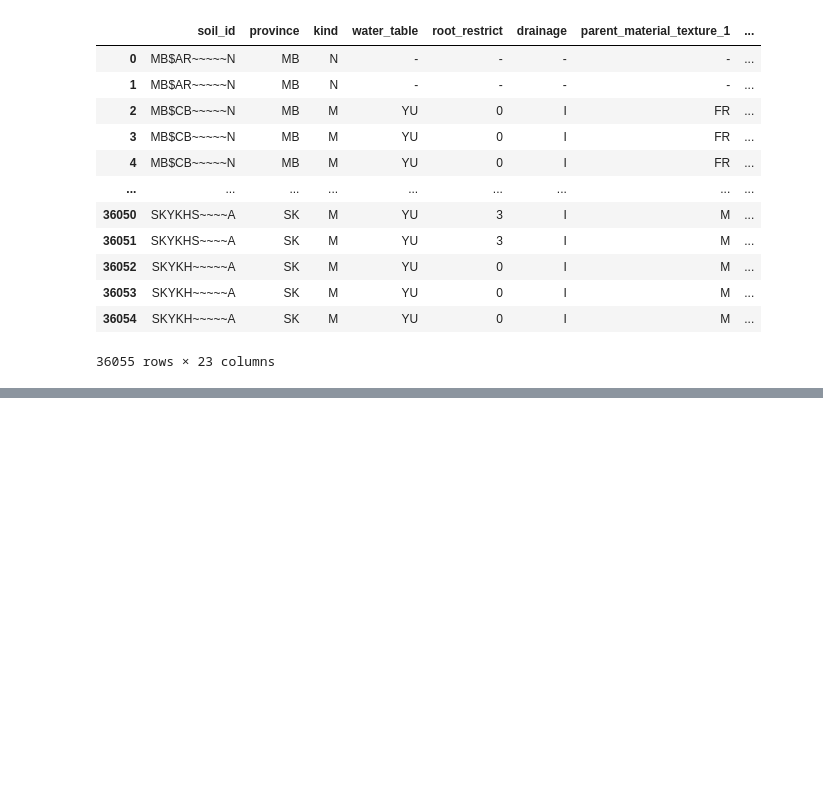
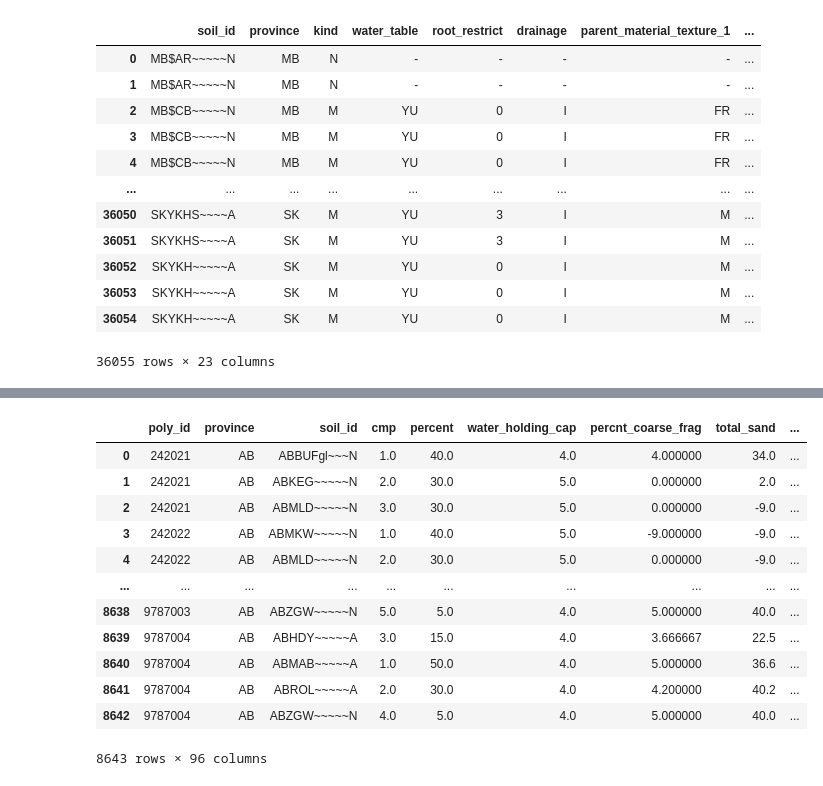
Before and after one commit to ChromaticPanic/CGC_Grain_Outcome_Predictions, a Jupyter notebook: src/importSoil/soilaggregation.ipynb, the cells around one changed output, grey strips where cells are left out. Cells and saved outputs as stored; diff of their text form; code cells hidden in the pictures; blank space fills up the shorter version.

```diff
--- a/src/importSoil/soilaggregation.ipynb
+++ b/src/importSoil/soilaggregation.ipynb
@@ -279,0 +212,3 @@ merge_df.describe()
+# %%
+merge_df = pd.get_dummies(merge_df, columns=["profile", "kind", "water_table", 'root_restrict', 'drainage',
+       'parent_material_texture_1', 'parent_material_chemical_1', 'mode_of_depo_1', 'sand_texture'])
@@ -279,0 +235,2 @@ merge_df.describe()
+# %%
+merge_df['water_holding_cap'] = pd.to_numeric(merge_df['water_holding_cap'], errors='coerce')
@@ -279,0 +257,16 @@ merge_df.describe()
+# %%
+merge_df.groupby(['poly_id','province','soil_id']).agg('mean').reset_index()
+# %% [output]
+|  | poly_id | province | soil_id | cmp | percent | water_holding_cap | percnt_coarse_frag | total_sand | ... |
+| 0 | 242021 | AB | ABBUFgl~~~N | 1.0 | 40.0 | 4.0 | 4.000000 | 34.0 | ... |
+| 1 | 242021 | AB | ABKEG~~~~~N | 2.0 | 30.0 | 5.0 | 0.000000 | 2.0 | ... |
+| 2 | 242021 | AB | ABMLD~~~~~N | 3.0 | 30.0 | 5.0 | 0.000000 | -9.0 | ... |
+| 3 | 242022 | AB | ABMKW~~~~~N | 1.0 | 40.0 | 5.0 | -9.000000 | -9.0 | ... |
+| 4 | 242022 | AB | ABMLD~~~~~N | 2.0 | 30.0 | 5.0 | 0.000000 | -9.0 | ... |
+| ... | ... | ... | ... | ... | ... | ... | ... | ... | ... |
+| 8638 | 9787003 | AB | ABZGW~~~~~N | 5.0 | 5.0 | 4.0 | 5.000000 | 40.0 | ... |
+| 8639 | 9787004 | AB | ABHDY~~~~~A | 3.0 | 15.0 | 4.0 | 3.666667 | 22.5 | ... |
+| 8640 | 9787004 | AB | ABMAB~~~~~A | 1.0 | 50.0 | 4.0 | 5.000000 | 36.6 | ... |
+| 8641 | 9787004 | AB | ABROL~~~~~A | 2.0 | 30.0 | 4.0 | 4.200000 | 40.2 | ... |
+| 8642 | 9787004 | AB | ABZGW~~~~~N | 4.0 | 5.0 | 4.0 | 5.000000 | 40.0 | ... |
+8643 rows × 96 columns
```
Also changed, not shown: parts of 19 cells of this notebook.
